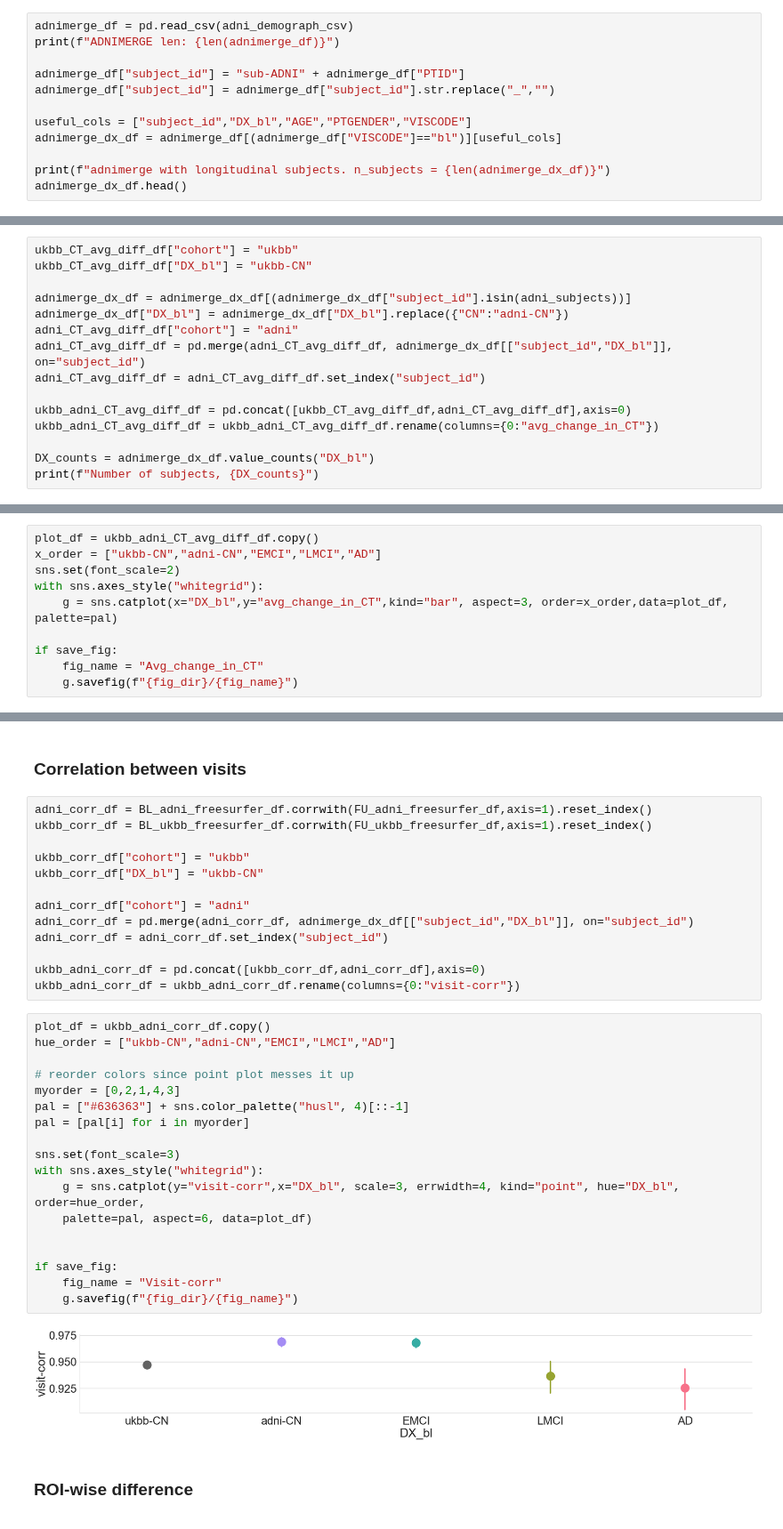
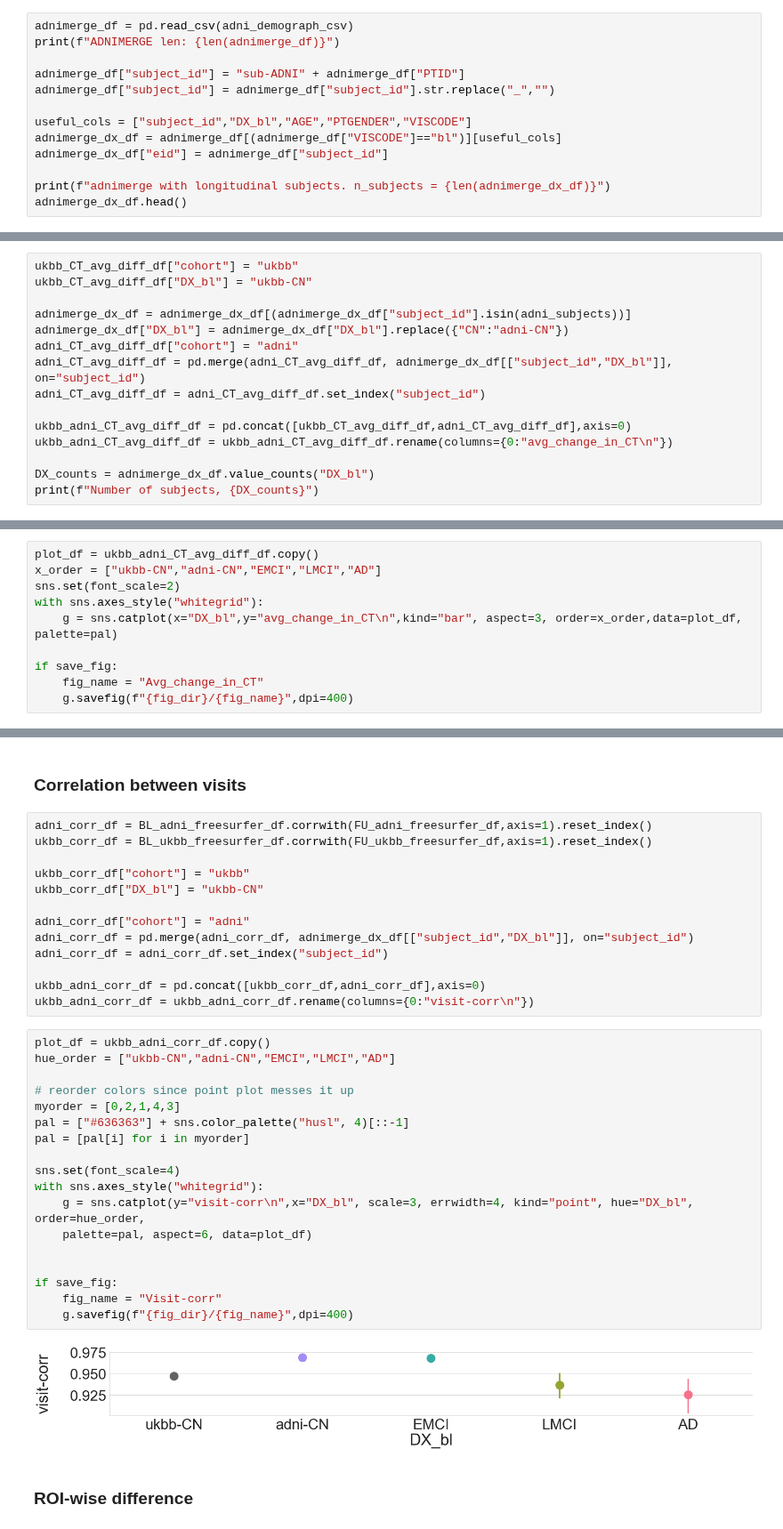
Before and after one commit to nikhil153/brain-diff, a Jupyter notebook: notebooks/10_ohbm2022_plots.ipynb, the cells around one changed output, grey strips where cells are left out. Shown at 89% size. Drawn from its saved outputs; the diff is of its cells as text.

```diff
--- a/notebooks/10_ohbm2022_plots.ipynb
+++ b/notebooks/10_ohbm2022_plots.ipynb
@@ -129,6 +134,7 @@ adnimerge_df["subject_id"] = adnimerge_df["subject_id"].str.replace("_","")
 
 useful_cols = ["subject_id","DX_bl","AGE","PTGENDER","VISCODE"]
 adnimerge_dx_df = adnimerge_df[(adnimerge_df["VISCODE"]=="bl")][useful_cols]
+adnimerge_dx_df["eid"] = adnimerge_df["subject_id"]
 
 print(f"adnimerge with longitudinal subjects. n_subjects = {len(adnimerge_dx_df)}")
 adnimerge_dx_df.head()
@@ -197,7 +203,7 @@ adni_CT_avg_diff_df = pd.merge(adni_CT_avg_diff_df, adnimerge_dx_df[["subject_id
 adni_CT_avg_diff_df = adni_CT_avg_diff_df.set_index("subject_id")
 
 ukbb_adni_CT_avg_diff_df = pd.concat([ukbb_CT_avg_diff_df,adni_CT_avg_diff_df],axis=0)
-ukbb_adni_CT_avg_diff_df = ukbb_adni_CT_avg_diff_df.rename(columns={0:"avg_change_in_CT"})
+ukbb_adni_CT_avg_diff_df = ukbb_adni_CT_avg_diff_df.rename(columns={0:"avg_change_in_CT\n"})
 
 DX_counts = adnimerge_dx_df.value_counts("DX_bl")
 print(f"Number of subjects, {DX_counts}")
@@ -219,9 +225,9 @@ plot_df = ukbb_adni_CT_avg_diff_df.copy()
 x_order = ["ukbb-CN","adni-CN","EMCI","LMCI","AD"]
 sns.set(font_scale=2)
 with sns.axes_style("whitegrid"):
-    g = sns.catplot(x="DX_bl",y="avg_change_in_CT",kind="bar", aspect=3, order=x_order,data=plot_df, palette=pal)
+    g = sns.catplot(x="DX_bl",y="avg_change_in_CT\n",kind="bar", aspect=3, order=x_order,data=plot_df, palette=pal)
 
 if save_fig:
     fig_name = "Avg_change_in_CT"
-    g.savefig(f"{fig_dir}/{fig_name}")
+    g.savefig(f"{fig_dir}/{fig_name}",dpi=400)
 # %% [output]
@@ -240,27 +246,27 @@ adni_corr_df = pd.merge(adni_corr_df, adnimerge_dx_df[["subject_id","DX_bl"]], o
 adni_corr_df = adni_corr_df.set_index("subject_id")
 
 ukbb_adni_corr_df = pd.concat([ukbb_corr_df,adni_corr_df],axis=0)
-ukbb_adni_corr_df = ukbb_adni_corr_df.rename(columns={0:"visit-corr"})
+ukbb_adni_corr_df = ukbb_adni_corr_df.rename(columns={0:"visit-corr\n"})
 # %%
 plot_df = ukbb_adni_corr_df.copy()
 hue_order = ["ukbb-CN","adni-CN","EMCI","LMCI","AD"]
 
 # reorder colors since point plot messes it up
 myorder = [0,2,1,4,3]
 pal = ["#636363"] + sns.color_palette("husl", 4)[::-1]
 pal = [pal[i] for i in myorder]
 
-sns.set(font_scale=3)
+sns.set(font_scale=4)
 with sns.axes_style("whitegrid"):
-    g = sns.catplot(y="visit-corr",x="DX_bl", scale=3, errwidth=4, kind="point", hue="DX_bl", order=hue_order,
+    g = sns.catplot(y="visit-corr\n",x="DX_bl", scale=3, errwidth=4, kind="point", hue="DX_bl", order=hue_order,
     palette=pal, aspect=6, data=plot_df)
 
 
 if save_fig:
     fig_name = "Visit-corr"
-    g.savefig(f"{fig_dir}/{fig_name}")
+    g.savefig(f"{fig_dir}/{fig_name}",dpi=400)
 # %% [output]
-[figure, old version]
+[figure, new version]
 # %% [markdown]
 ### ROI-wise difference
 # %%
```
Also changed, not shown: parts of 18 cells of this notebook, 3 other files.
